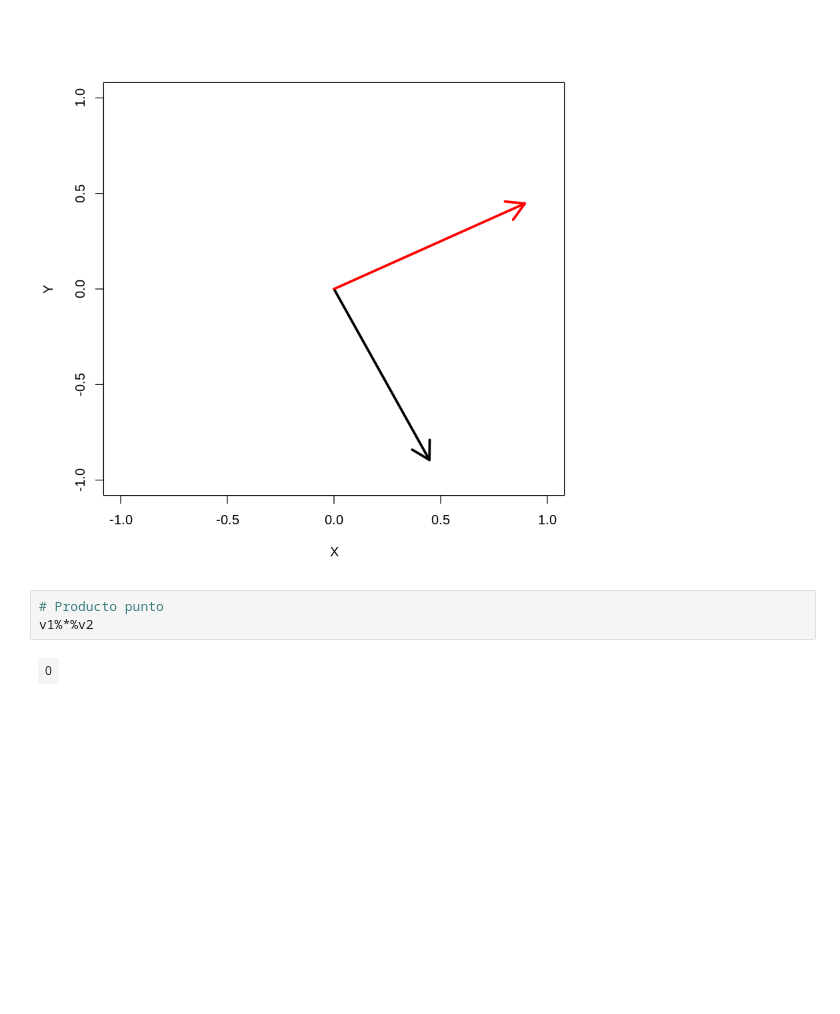
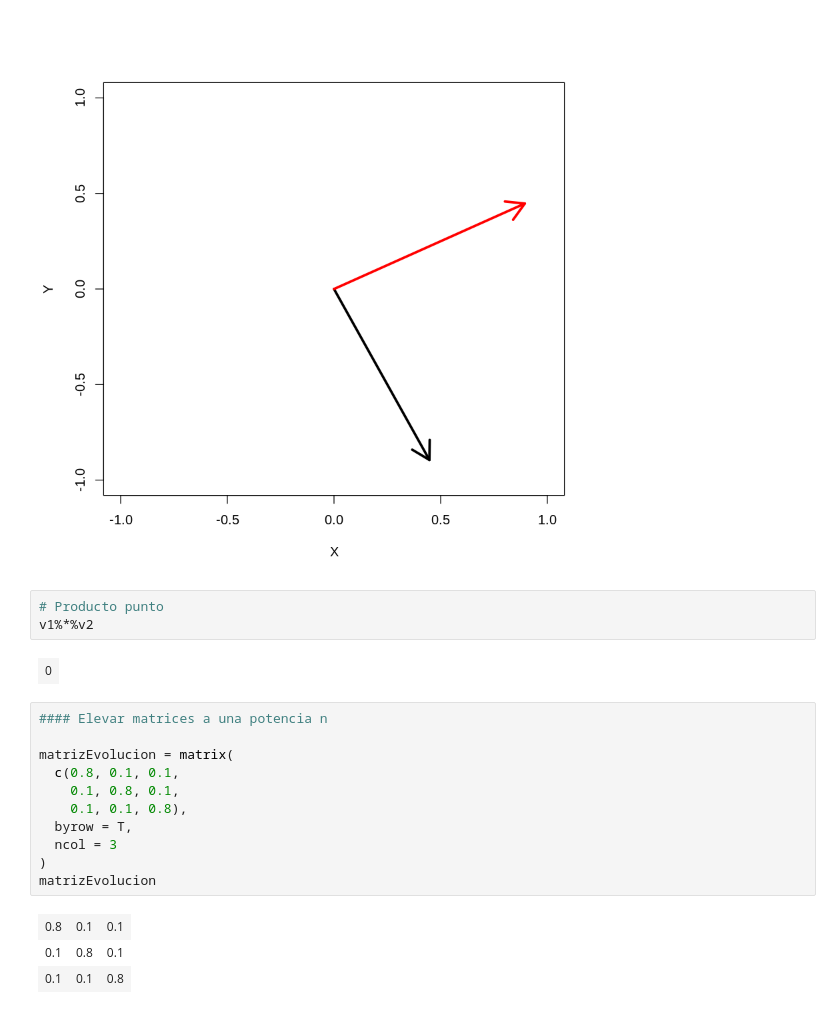
Before and after one commit to fvillena/matbio, a Jupyter notebook: 1-introduction.ipynb, the cells around one changed output. Cells and saved outputs as stored; diff of their text form; blank space fills up the shorter version.

Commit message:
potencia

```diff
--- a/1-introduction.ipynb
+++ b/1-introduction.ipynb
@@ -434,3 +434,18 @@ NULL
 v1%*%v2
 # %% [output]
 | 0 |
+# %%
+#### Elevar matrices a una potencia n
+
+matrizEvolucion = matrix(
+  c(0.8, 0.1, 0.1,
+    0.1, 0.8, 0.1,
+    0.1, 0.1, 0.8),
+  byrow = T,
+  ncol = 3
+)
+matrizEvolucion
+# %% [output]
+| 0.8 | 0.1 | 0.1 |
+| 0.1 | 0.8 | 0.1 |
+| 0.1 | 0.1 | 0.8 |
```
Also changed, not shown: parts of 14 cells of this notebook.
